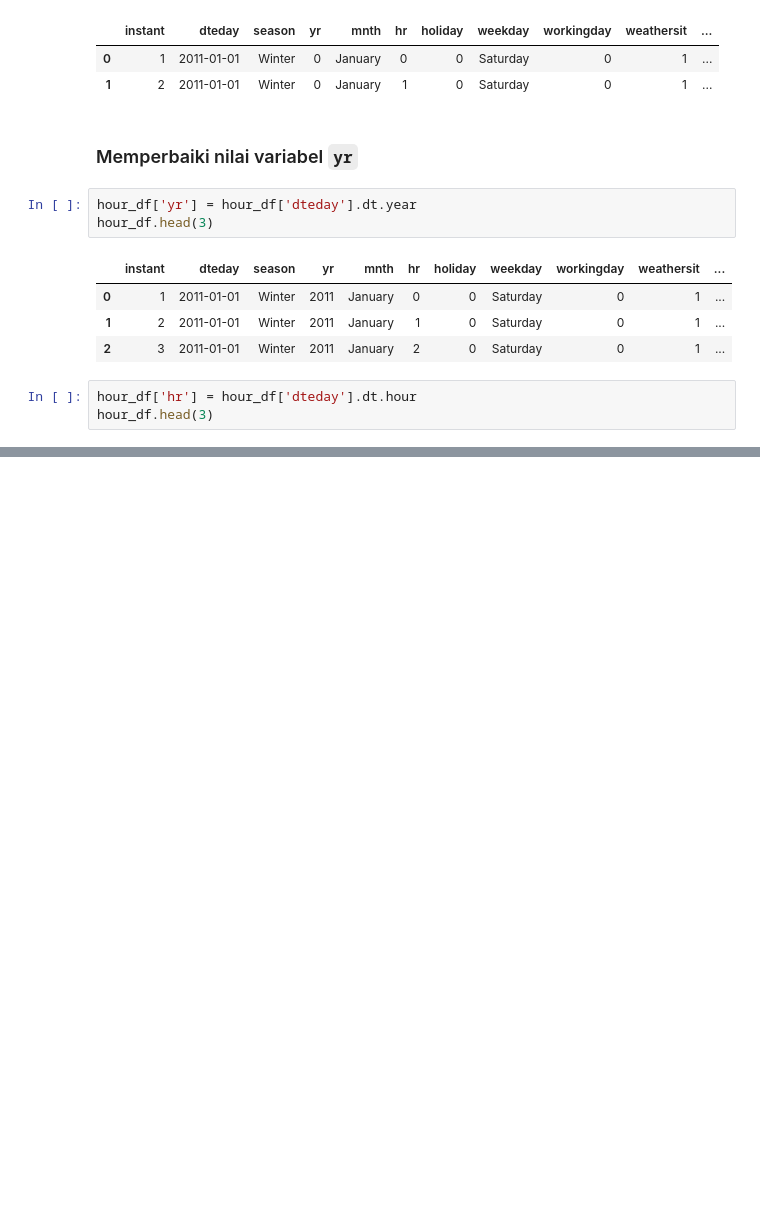
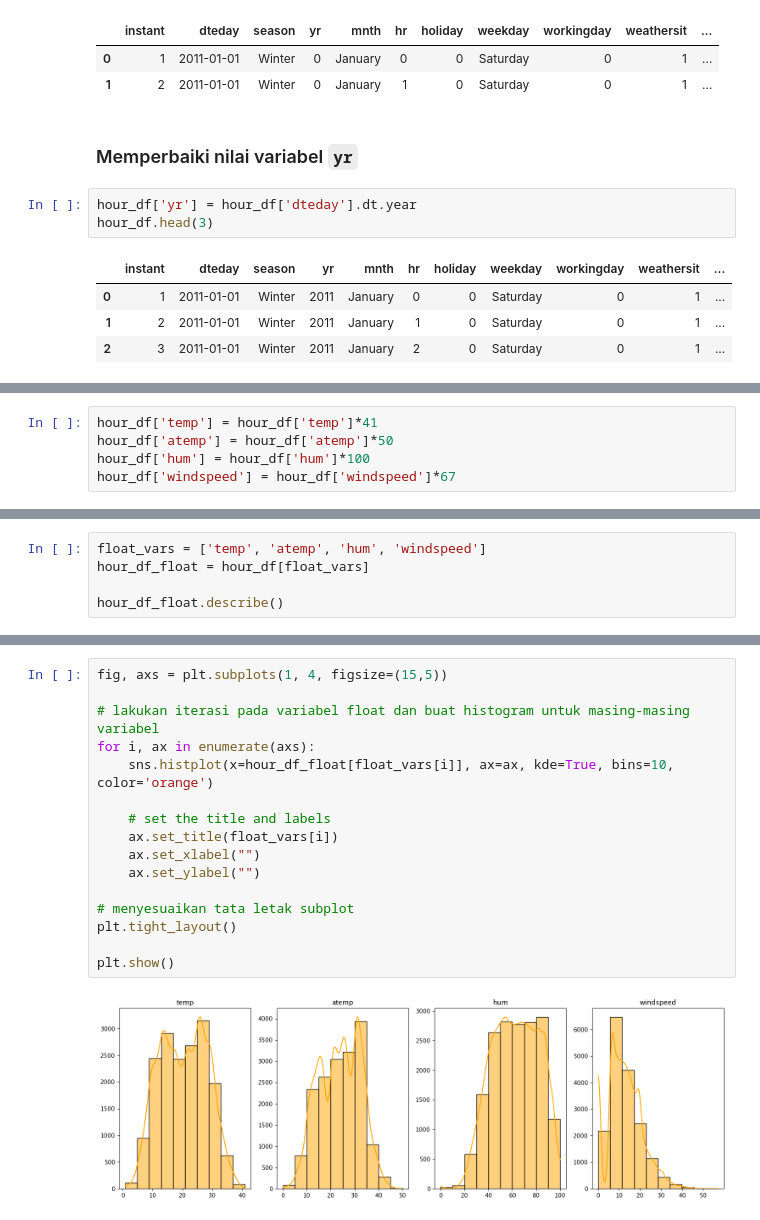
Before and after one commit to bulgogipedas/bike-sharing-analysis, a Jupyter notebook: notebook.ipynb, the cells around one changed output, grey strips where cells are left out. Drawn from its saved outputs; the diff is of its cells as text; blank space fills up the shorter version.

```diff
--- a/notebook.ipynb
+++ b/notebook.ipynb
@@ -216,6 +216,3 @@ hour_df.head(3)
 | 0 | 1 | 2011-01-01 | Winter | 2011 | January | 0 | 0 | Saturday | 0 | 1 | ... |
 | 1 | 2 | 2011-01-01 | Winter | 2011 | January | 1 | 0 | Saturday | 0 | 1 | ... |
 | 2 | 3 | 2011-01-01 | Winter | 2011 | January | 2 | 0 | Saturday | 0 | 1 | ... |
-# %%
-hour_df['hr'] = hour_df['dteday'].dt.hour
-hour_df.head(3)
@@ -221,0 +221,5 @@ hour_df.head(3)
+# %%
+hour_df['temp'] = hour_df['temp']*41
+hour_df['atemp'] = hour_df['atemp']*50
+hour_df['hum'] = hour_df['hum']*100
+hour_df['windspeed'] = hour_df['windspeed']*67
@@ -221,0 +260,5 @@ hour_df.head(3)
+# %%
+float_vars = ['temp', 'atemp', 'hum', 'windspeed']
+hour_df_float = hour_df[float_vars]
+
+hour_df_float.describe()
@@ -221,0 +275,18 @@ hour_df.head(3)
+# %%
+fig, axs = plt.subplots(1, 4, figsize=(15,5))
+
+# lakukan iterasi pada variabel float dan buat histogram untuk masing-masing variabel
+for i, ax in enumerate(axs):
+    sns.histplot(x=hour_df_float[float_vars[i]], ax=ax, kde=True, bins=10, color='orange')
+
+    # set the title and labels
+    ax.set_title(float_vars[i])
+    ax.set_xlabel("")
+    ax.set_ylabel("")
+
+# menyesuaikan tata letak subplot
+plt.tight_layout()
+
+plt.show()
+# %% [output]
+[figure, added]
```
Also changed, not shown: parts of 105 cells of this notebook.
